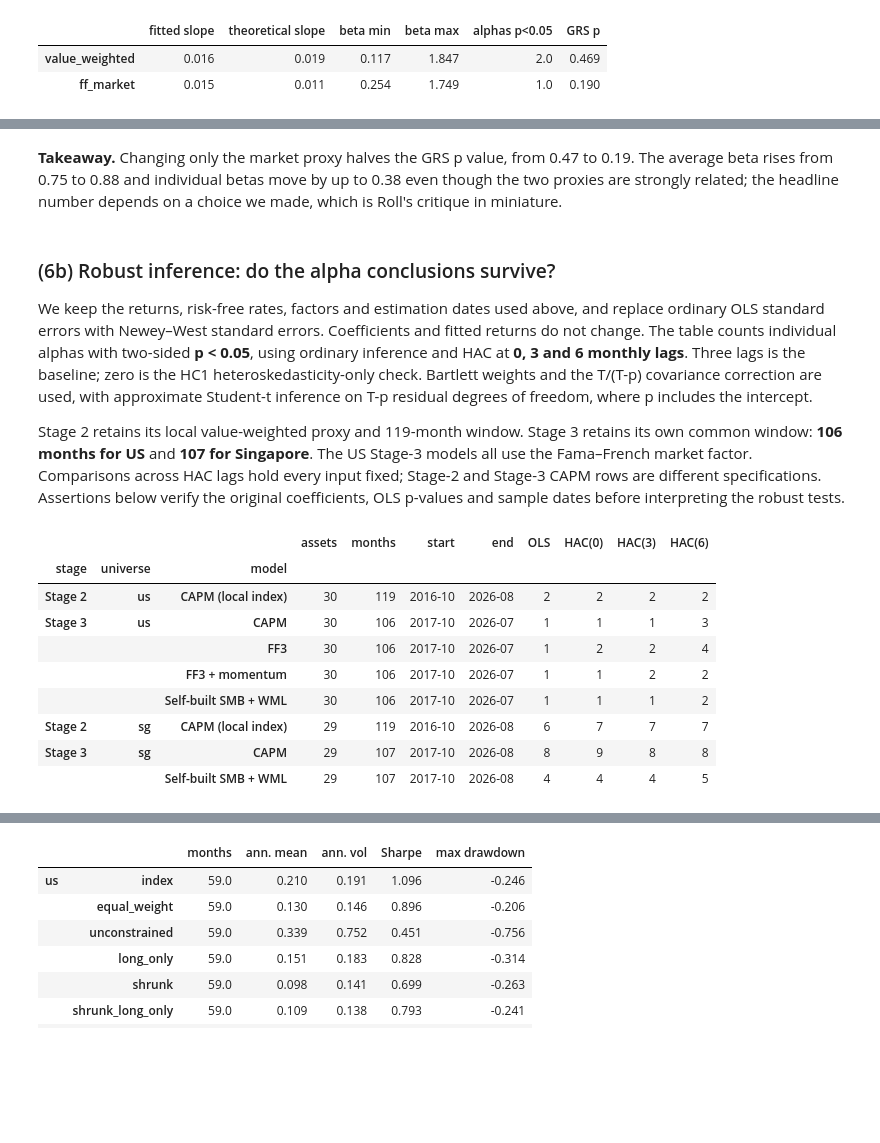
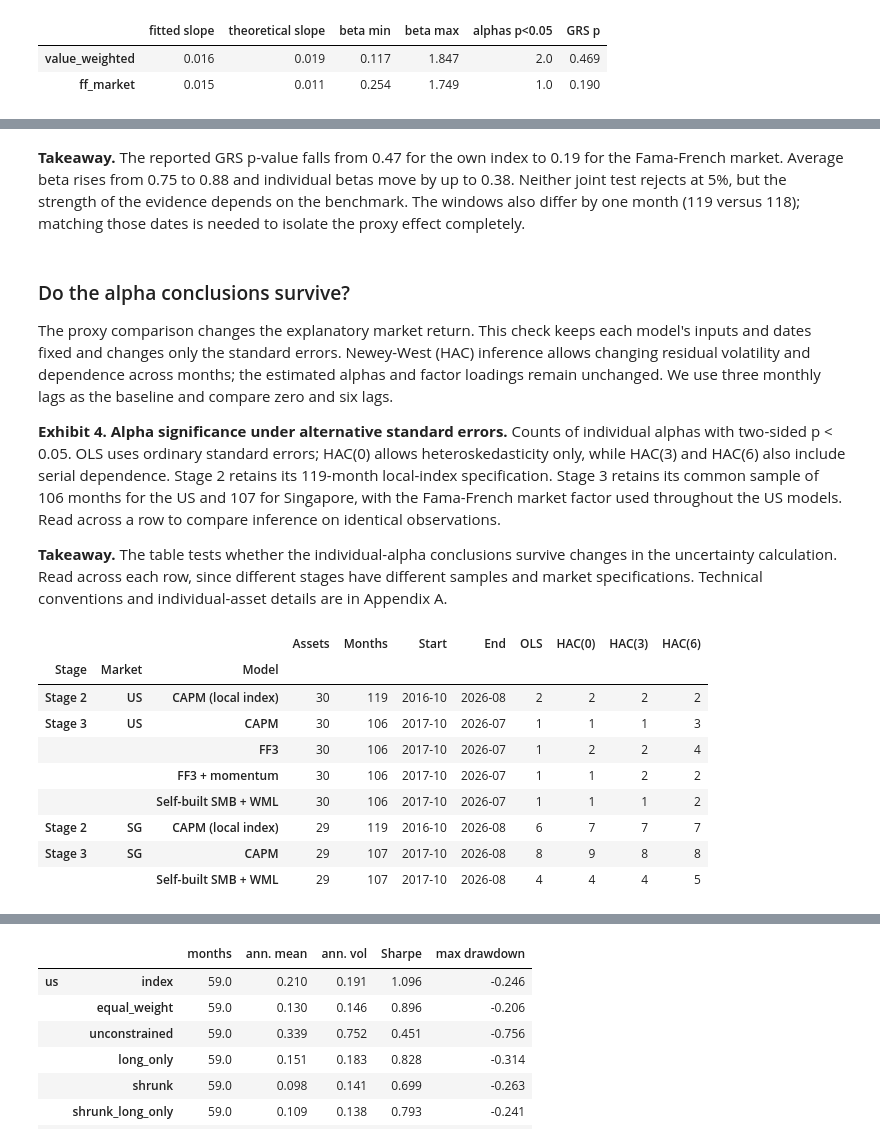
Before and after one commit to Prolead1/goldman, a Jupyter notebook: notebooks/report.ipynb, the cells around one changed output, grey strips where cells are left out. Cells and saved outputs as stored; diff of their text form; code cells hidden in the pictures; blank space fills up the shorter version.

Commit message:
dev-robustness: Integrate robustness findings and align report with project requirements

```diff
--- a/notebooks/report.ipynb
+++ b/notebooks/report.ipynb
@@ -701,28 +724,34 @@ display(Image(filename=viz.plot_proxy_comparison(PROXY, OUTPUT_DIR / "proxy_comp
 # %% [output]
 [interactive output not drawn]
 # %% [markdown]
-**Takeaway.** Changing only the market proxy halves the GRS p value, from 0.47 to
-0.19. The average beta rises from 0.75 to 0.88 and individual betas move by up to
-0.38 even though the two proxies are strongly related; the headline number depends
-on a choice we made, which is Roll's critique in miniature.
+**Takeaway.** The reported GRS p-value falls from 0.47 for the own index to
+0.19 for the Fama-French market. Average beta rises from 0.75 to 0.88 and
+individual betas move by up to 0.38. Neither joint test rejects at 5%, but the
+strength of the evidence depends on the benchmark. The windows also differ
+by one month (119 versus 118); matching those dates is needed to isolate
+the proxy effect completely.
 # %% [markdown]
-### (6b) Robust inference: do the alpha conclusions survive?
+### Do the alpha conclusions survive?
 
-We keep the returns, risk-free rates, factors and estimation dates used above,
-and replace ordinary OLS standard errors with Newey–West standard errors.
-Coefficients and fitted returns do not change. The table counts individual
-alphas with two-sided **p < 0.05**, using ordinary inference and HAC at **0, 3
-and 6 monthly lags**. Three lags is the baseline; zero is the HC1
-heteroskedasticity-only check. Bartlett weights and the T/(T-p) covariance
-correction are used, with approximate Student-t inference on T-p residual
-degrees of freedom, where p includes the intercept.
+The proxy comparison changes the explanatory market return. This check keeps
+each model's inputs and dates fixed and changes only the standard errors.
+Newey-West (HAC) inference allows changing residual volatility and dependence
+across months; the estimated alphas and factor loadings remain unchanged.
+We use three monthly lags as the baseline and compare zero and six lags.
 
-Stage 2 retains its local value-weighted proxy and 119-month window. Stage 3
-retains its own common window: **106 months for US** and **107 for Singapore**.
-The US Stage-3 models all use the Fama–French market factor. Comparisons across
-HAC lags hold every input fixed; Stage-2 and Stage-3 CAPM rows are different
-specifications. Assertions below verify the original coefficients, OLS p-values
-and sample dates before interpreting the robust tests.
+**Exhibit 4. Alpha significance under alternative standard errors.** Counts of
+individual alphas with two-sided p < 0.05. OLS uses ordinary standard errors;
+HAC(0) allows heteroskedasticity only, while HAC(3) and HAC(6) also include
+serial dependence. Stage 2 retains its 119-month local-index specification.
+Stage 3 retains its common sample of 106 months for the US and 107 for
+Singapore, with the Fama-French market factor used throughout the US models.
+Read across a row to compare inference on identical observations.
+
+
+**Takeaway.** The table tests whether the individual-alpha conclusions survive
+changes in the uncertainty calculation. Read across each row, since different
+stages have different samples and market specifications. Technical conventions
+and individual-asset details are in Appendix A.
 # %%
 from goldman.analysis.sensitivity import hac_lag_sensitivity, asset_subset_sensitivity
 
@@ -769,42 +798,47 @@ for (stage, u), result in INFERENCE.items():
         base = table.loc[3]
         summary_rows.append({
             "stage": stage, "universe": u, "model": model,
             "assets": len(base), "months": len(result.sample),
             "start": result.sample[0].strftime("%Y-%m"),
             "end": result.sample[-1].strftime("%Y-%m"),
             "OLS": int(base.significant_alpha.sum()),
             **{f"HAC({lag})": int(table.loc[lag].significant_alpha_hac.sum()) for lag in (0, 3, 6)},
         })
         for asset in base.index:
             p = {lag: float(table.loc[(lag, asset), "p_alpha_hac"]) for lag in (0, 3, 6)}
             flag_rows.append({
                 "stage": stage, "universe": u, "model": model, "asset": asset,
                 "alpha_monthly": base.loc[asset, "alpha"],
                 "OLS p": base.loc[asset, "p_alpha"],
                 **{f"HAC({lag}) p": p[lag] for lag in (0, 3, 6)},
                 "OLS significant": bool(base.loc[asset, "significant_alpha"]),
                 "HAC(3) significant": bool(base.loc[asset, "significant_alpha_hac"]),
                 "lag_sensitive": len({value < 0.05 for value in p.values()}) > 1,
                 "changed_at_3": bool(base.loc[asset, "significant_alpha"])
                     != bool(base.loc[asset, "significant_alpha_hac"]),
             })
 
 INFERENCE_SUMMARY = pd.DataFrame(summary_rows)
 INFERENCE_DETAILS = pd.concat(detail_frames, ignore_index=True)
 INFERENCE_FLAGS = pd.DataFrame(flag_rows)
 INFERENCE_SUMMARY.to_csv(INFERENCE_DIR / "inference_summary.csv", index=False)
 INFERENCE_DETAILS.to_csv(INFERENCE_DIR / "inference_details.csv", index=False)
 INFERENCE_FLAGS.to_csv(INFERENCE_DIR / "inference_flags.csv", index=False)
-display(INFERENCE_SUMMARY.set_index(["stage", "universe", "model"]))
+display(
+    INFERENCE_SUMMARY.replace({"universe": {"us": "US", "sg": "SG"}})
+    .set_index(["stage", "universe", "model"])
+    .rename_axis(["Stage", "Market", "Model"])
+    .rename(columns={"assets": "Assets", "months": "Months", "start": "Start", "end": "End"})
+)
 # %% [output]
-|  |  |  | assets | months | start | end | OLS | HAC(0) | HAC(3) | HAC(6) |
-| stage | universe | model |  |  |  |  |  |  |  |  |
-| Stage 2 | us | CAPM (local index) | 30 | 119 | 2016-10 | 2026-08 | 2 | 2 | 2 | 2 |
-| Stage 3 | us | CAPM | 30 | 106 | 2017-10 | 2026-07 | 1 | 1 | 1 | 3 |
+|  |  |  | Assets | Months | Start | End | OLS | HAC(0) | HAC(3) | HAC(6) |
+| Stage | Market | Model |  |  |  |  |  |  |  |  |
+| Stage 2 | US | CAPM (local index) | 30 | 119 | 2016-10 | 2026-08 | 2 | 2 | 2 | 2 |
+| Stage 3 | US | CAPM | 30 | 106 | 2017-10 | 2026-07 | 1 | 1 | 1 | 3 |
 |  |  | FF3 | 30 | 106 | 2017-10 | 2026-07 | 1 | 2 | 2 | 4 |
 |  |  | FF3 + momentum | 30 | 106 | 2017-10 | 2026-07 | 1 | 1 | 2 | 2 |
 |  |  | Self-built SMB + WML | 30 | 106 | 2017-10 | 2026-07 | 1 | 1 | 1 | 2 |
-| Stage 2 | sg | CAPM (local index) | 29 | 119 | 2016-10 | 2026-08 | 6 | 7 | 7 | 7 |
-| Stage 3 | sg | CAPM | 29 | 107 | 2017-10 | 2026-08 | 8 | 9 | 8 | 8 |
+| Stage 2 | SG | CAPM (local index) | 29 | 119 | 2016-10 | 2026-08 | 6 | 7 | 7 | 7 |
+| Stage 3 | SG | CAPM | 29 | 107 | 2017-10 | 2026-08 | 8 | 9 | 8 | 8 |
 |  |  | Self-built SMB + WML | 29 | 107 | 2017-10 | 2026-08 | 4 | 4 | 4 | 5 |
 # %% [markdown]
```
Also changed, not shown: parts of 41 cells of this notebook, 2 other files.
